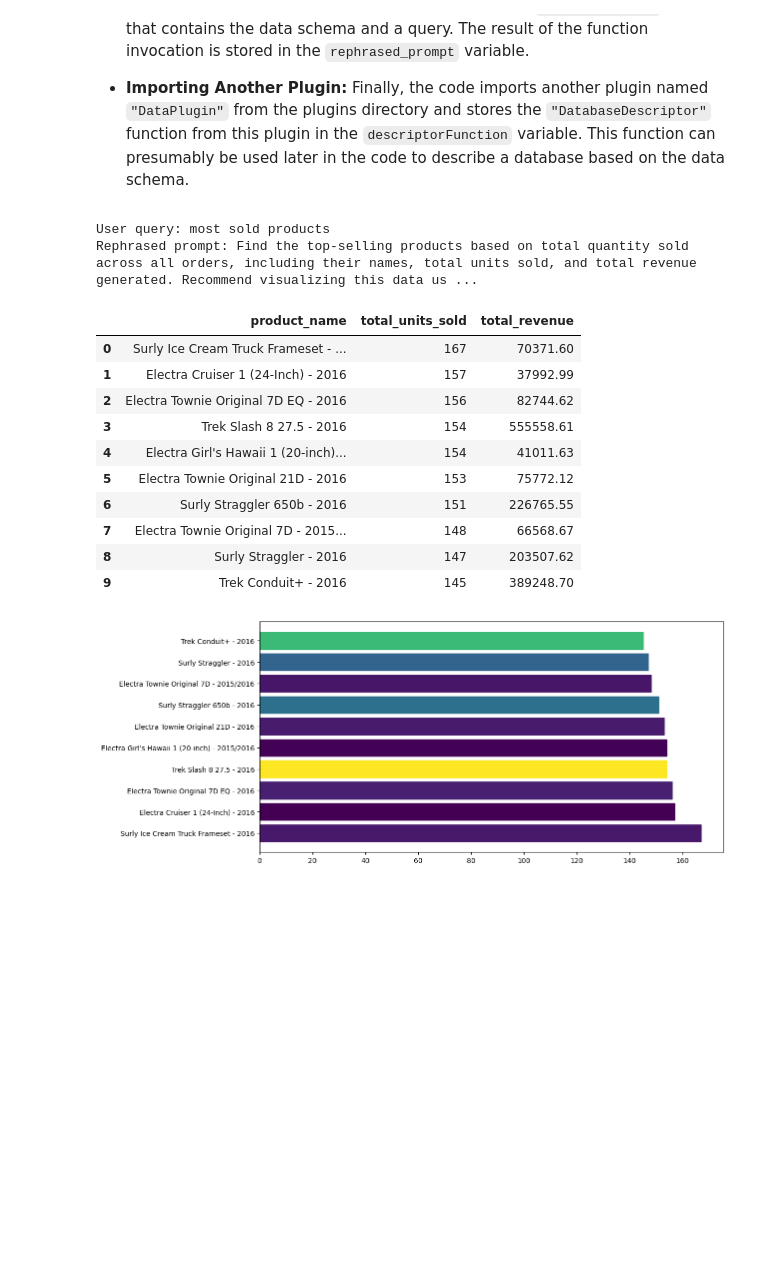
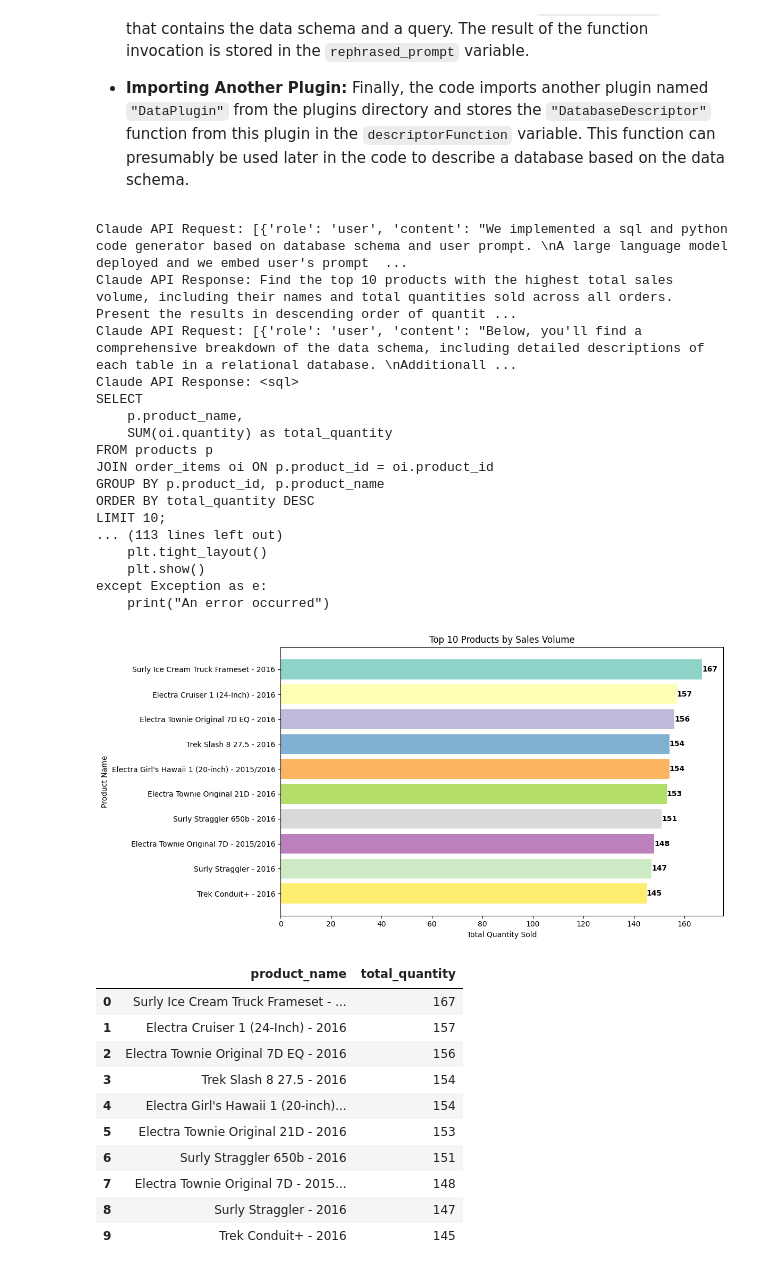
Before and after one commit to baykalucar/SemanticQueries, a Jupyter notebook: demo.ipynb, the cells around one changed output. Saved outputs shown, nothing was run; the diff lists cells and outputs as text; code cells hidden in the pictures; blank space fills up the shorter version.

Commit message:
test results for each model. prompt modified for libraries.

```diff
--- a/demo.ipynb
+++ b/demo.ipynb
@@ -39,19 +39,34 @@ await GenerateQuestions()
 # %%
 await ReadQuestionsAndGenerateAnswers(filename="questions/2024-06-23.txt", selectedService=Service.HuggingFace, debug=False)
 # %%
-await PromptToQueryResult(prompt_rephrase=True, debug=False ,selected_service=Service.ClaudeAI, huggingface_model="Llama318BInstruct", model_mode="chat")
+await PromptToQueryResult(prompt_rephrase=True, debug=True ,selected_service=Service.ClaudeAI, huggingface_model="Llama318BInstruct", model_mode="chat")
 # %% [output]
-User query: most sold products
-Rephrased prompt: Find the top-selling products based on total quantity sold across all orders, including their names, total units sold, and total revenue generated. Recommend visualizing this data us ...
+Claude API Request: [{'role': 'user', 'content': "We implemented a sql and python code generator based on database schema and user prompt. \nA large language model deployed and we embed user's prompt  ...
+Claude API Response: Find the top 10 products with the highest total sales volume, including their names and total quantities sold across all orders. Present the results in descending order of quantit ...
+Claude API Request: [{'role': 'user', 'content': "Below, you'll find a comprehensive breakdown of the data schema, including detailed descriptions of each table in a relational database. \nAdditionall ...
+Claude API Response: <sql>
+SELECT
+    p.product_name,
+    SUM(oi.quantity) as total_quantity
+FROM products p
+JOIN order_items oi ON p.product_id = oi.product_id
+GROUP BY p.product_id, p.product_name
+ORDER BY total_quantity DESC
+LIMIT 10;
+... (113 lines left out)
+    plt.tight_layout()
+    plt.show()
+except Exception as e:
+    print("An error occurred")
+[figure, new version]
-|  | product_name | total_units_sold | total_revenue |
-| 0 | Surly Ice Cream Truck Frameset - ... | 167 | 70371.60 |
-| 1 | Electra Cruiser 1 (24-Inch) - 2016 | 157 | 37992.99 |
-| 2 | Electra Townie Original 7D EQ - 2016 | 156 | 82744.62 |
-| 3 | Trek Slash 8 27.5 - 2016 | 154 | 555558.61 |
-| 4 | Electra Girl's Hawaii 1 (20-inch)... | 154 | 41011.63 |
-| 5 | Electra Townie Original 21D - 2016 | 153 | 75772.12 |
-| 6 | Surly Straggler 650b - 2016 | 151 | 226765.55 |
-| 7 | Electra Townie Original 7D - 2015... | 148 | 66568.67 |
-| 8 | Surly Straggler - 2016 | 147 | 203507.62 |
-| 9 | Trek Conduit+ - 2016 | 145 | 389248.70 |
+|  | product_name | total_quantity |
+| 0 | Surly Ice Cream Truck Frameset - ... | 167 |
+| 1 | Electra Cruiser 1 (24-Inch) - 2016 | 157 |
+| 2 | Electra Townie Original 7D EQ - 2016 | 156 |
+| 3 | Trek Slash 8 27.5 - 2016 | 154 |
+| 4 | Electra Girl's Hawaii 1 (20-inch)... | 154 |
+| 5 | Electra Townie Original 21D - 2016 | 153 |
+| 6 | Surly Straggler 650b - 2016 | 151 |
+| 7 | Electra Townie Original 7D - 2015... | 148 |
+| 8 | Surly Straggler - 2016 | 147 |
+| 9 | Trek Conduit+ - 2016 | 145 |
-[figure, old version]
```
Also changed, not shown: parts of 2 cells of this notebook, 1 other file.
